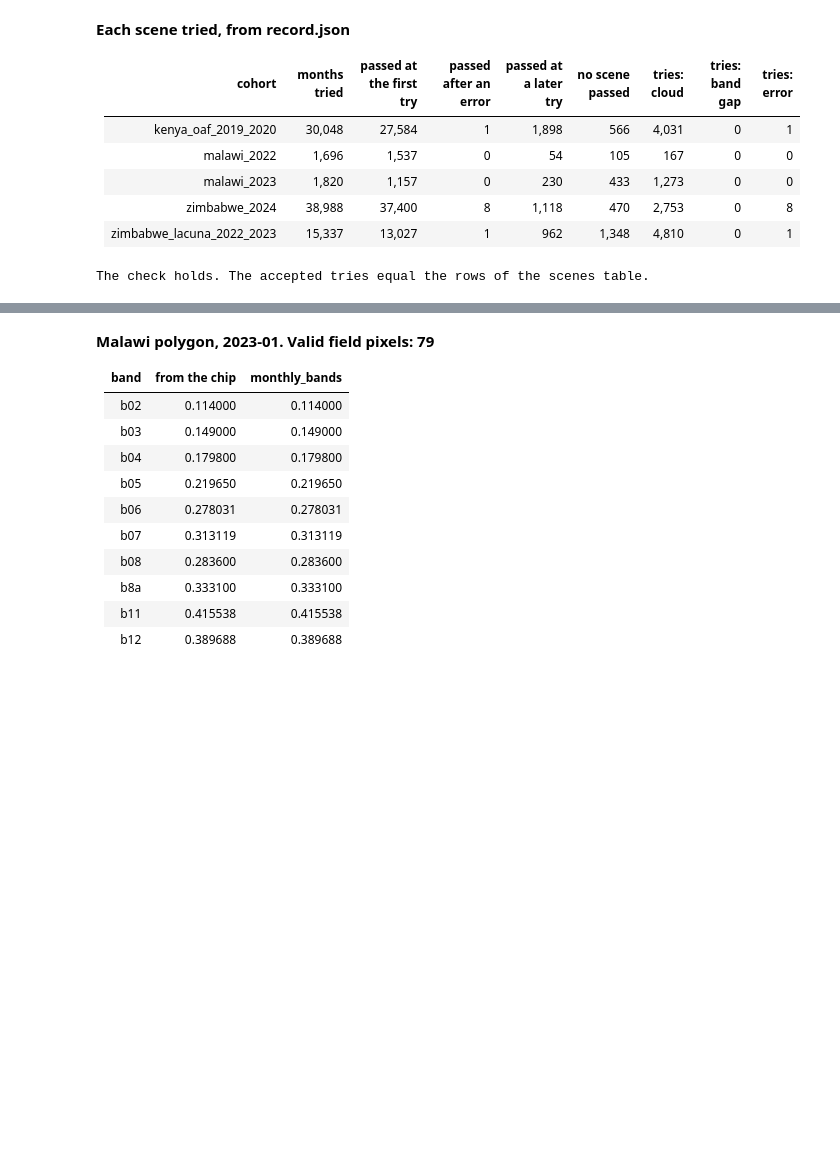
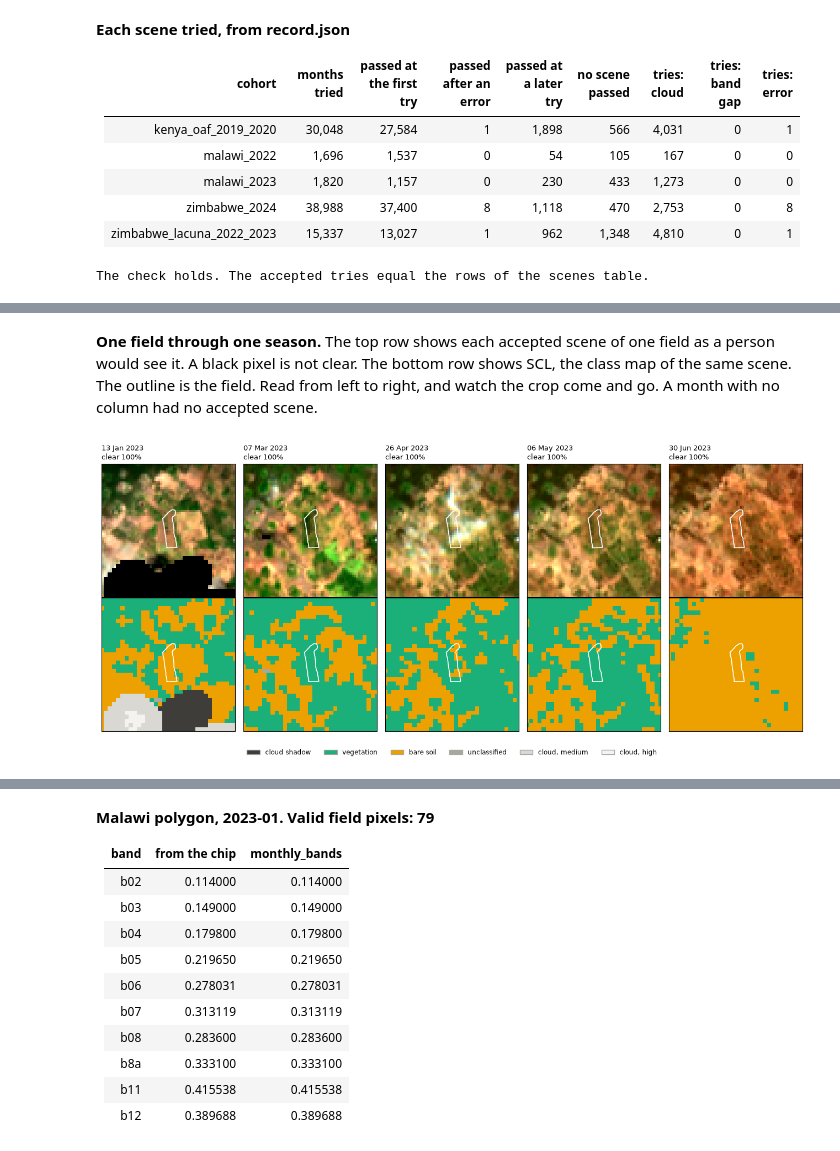
Before and after one commit to FelixYu120/DSC-291-Final-Project, a Jupyter notebook: notebooks/data_guide.ipynb, the cells around one changed output, grey strips where cells are left out. Cells and saved outputs as stored; diff of their text form; code cells hidden in the pictures; blank space fills up the shorter version.

```diff
--- a/notebooks/data_guide.ipynb
+++ b/notebooks/data_guide.ipynb
@@ -1043,7 +1337,7 @@ show(pd.DataFrame([
     ("Limit", f"At most {RULES.max_scenes} months per record. The longest window has {longest_window} months, so this limit never acts.", "`month_candidates`"),
 ], columns=["part", "rule", "code"]), "The scene rule")
 
-if HAS_DB:
+if HAS_CHIPS:
     records = sql("SELECT d.obs_id, d.record_dir, l.cohort FROM downloads d JOIN labels l USING (obs_id)")
 
     def read_record(stored):
@@ -1072,7 +1366,7 @@ if HAS_DB:
     assert per_month["accepted"].sum() == int(sql("SELECT count(*) AS n FROM scenes")["n"][0]), "record.json differs from the scenes table"
     print("The check holds. The accepted tries equal the rows of the scenes table.")
 else:
-    say_missing()
+    say_missing("the record.json file of each chip")
 # %% [output]
 **The scene rule**
 
@@ -1097,2 +1412,32 @@ The check holds. The accepted tries equal the rows of the scenes table.
+# %% [markdown]
+**One field through one season.** The top row shows each accepted scene of one field as a person would see it. A black pixel is not clear. The bottom row shows SCL, the class map of the same scene. The outline is the field. Read from left to right, and watch the crop come and go. A month with no column had no accepted scene.
+# %%
+SCL_CLASSES = {0: ("no data", "#000000"), 1: ("defective", "#7f5539"), 2: ("dark area", "#52514e"), 3: ("cloud shadow", "#3e3d3a"),
+               4: ("vegetation", "#1baf7a"), 5: ("bare soil", "#eda100"), 6: ("water", "#2a78d6"), 7: ("unclassified", "#a8a79f"),
+               8: ("cloud, medium", "#d9d8d2"), 9: ("cloud, high", "#f4f3ef"), 10: ("thin cirrus", "#86b6ef"), 11: ("snow", "#e87ba4")}
+
+season_chip = chip_of(POLYGON_RECORD)
+if season_chip:
+    in_order = sorted(season_chip.scenes, key=lambda scene: scene.date)
+    size, outline = season_chip.aoi.shape[0], field_shape(season_chip)
+    classes = ListedColormap([colour for _, colour in SCL_CLASSES.values()])
+    figure, axes = plt.subplots(2, len(in_order), figsize=(2.6 * len(in_order), 5.8), squeeze=False)
+    for column, scene in enumerate(in_order):
+        axes[0, column].imshow(true_colour(season_chip, scene), extent=(0, size, size, 0), interpolation="nearest")
+        axes[1, column].imshow(scene.scl, cmap=classes, vmin=-0.5, vmax=11.5, extent=(0, size, size, 0), interpolation="nearest")
+        axes[0, column].set_title(f"{scene.date:%d %b %Y}\nclear {scene.clear_fraction_aoi:.0%}", fontsize=9, loc="left")
+        for axis in axes[:, column]:
+            for part in outline:
+                axis.plot(part[:, 0], part[:, 1], color="#ffffff", linewidth=1.2)
+            axis.set_xticks([])
+            axis.set_yticks([])
+    used = sorted({int(value) for scene in in_order for value in np.unique(scene.scl)})
+    figure.legend(handles=[Patch(facecolor=SCL_CLASSES[value][1], edgecolor="#a8a79f", label=SCL_CLASSES[value][0]) for value in used],
+                  loc="lower center", ncol=len(used), frameon=False, fontsize=8.5)
+    finish(figure, rect=(0, 0.05, 1, 1))
+else:
+    say_missing("the chip of the default polygon")
+# %% [output]
+[figure, added]
 # %% [markdown]
 ### 7. Bands: how do pixels become one value?
```
Also changed, not shown: parts of 72 cells of this notebook.
